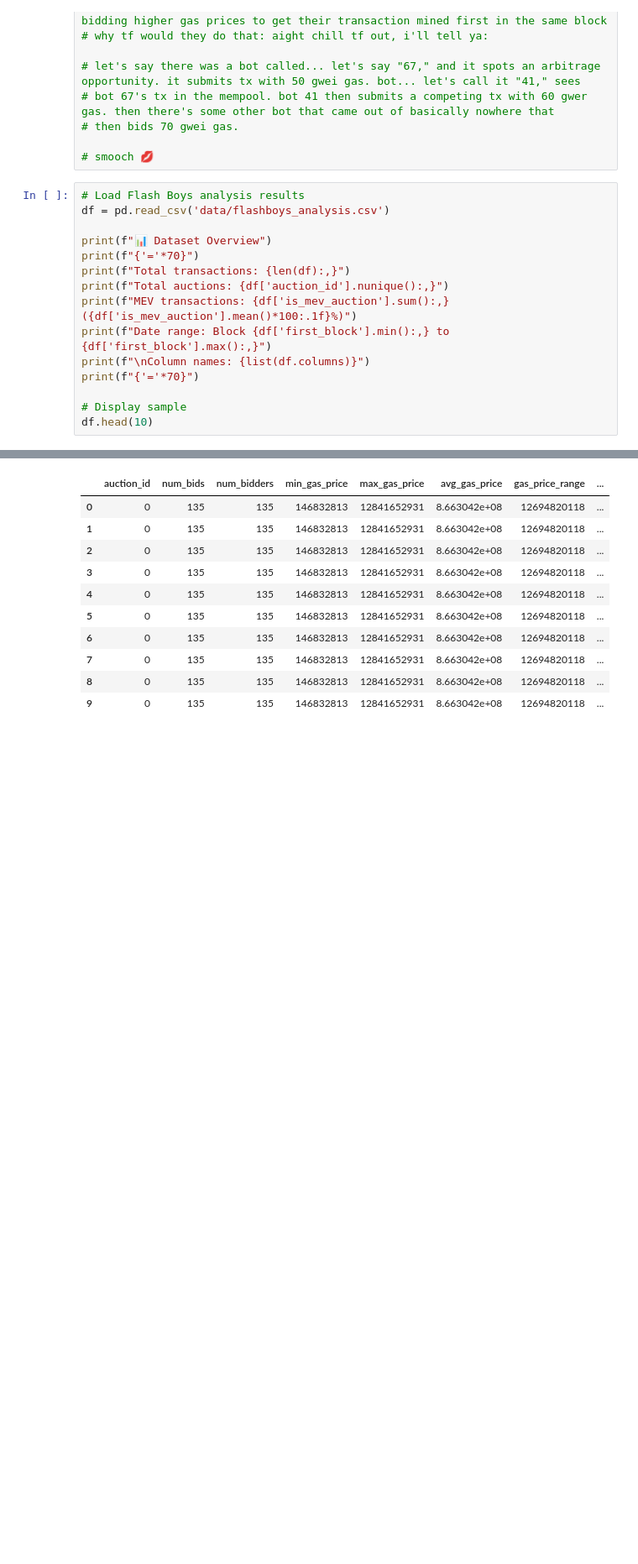
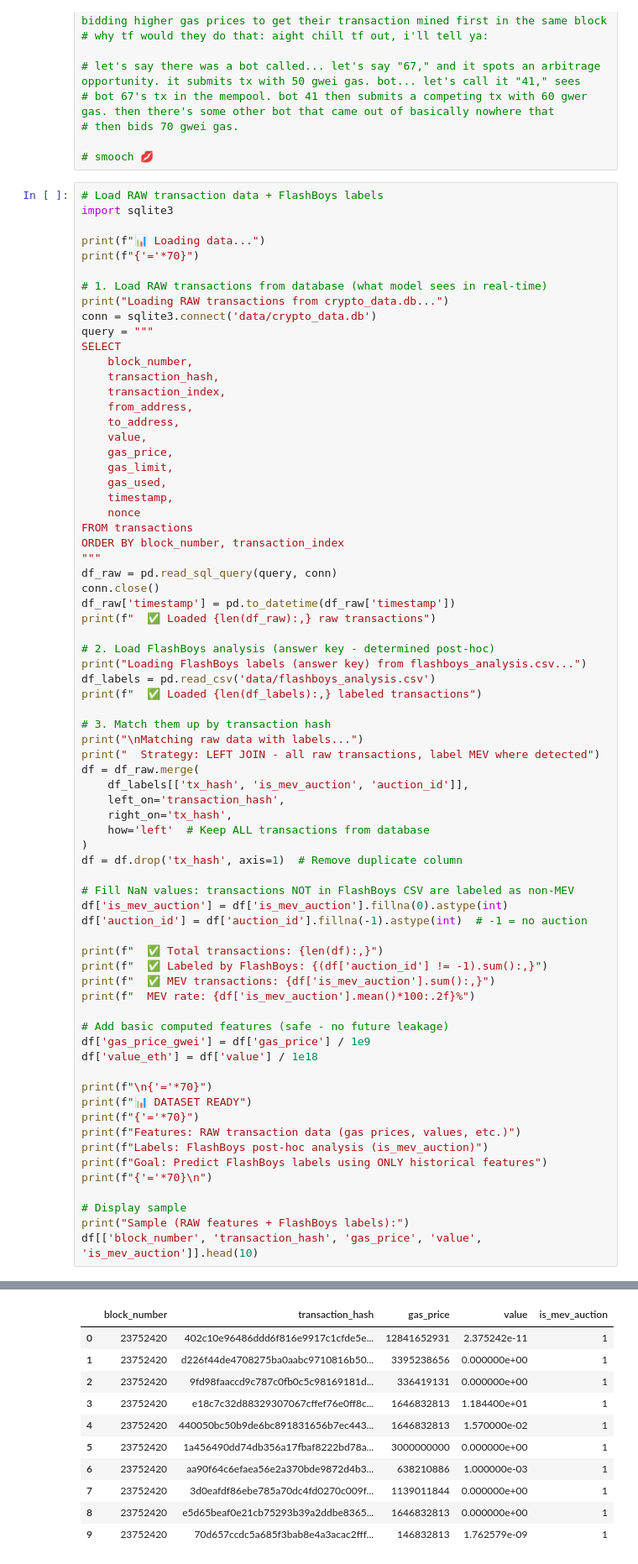
Before and after one commit to blopezleon/Front_Running_Detection_Displacement, a Jupyter notebook: train_and_visualize_model.ipynb, the cells around one changed output, grey strips where cells are left out. Shown at 84% size. Drawn from its saved outputs; the diff is of its cells as text; blank space fills up the shorter version.

Commit message:
annoucement: i am an idiot and have the wrong data, everything that i did is wrong

```diff
--- a/train_and_visualize_model.ipynb
+++ b/train_and_visualize_model.ipynb
@@ -51,18 +51,74 @@ plt.rcParams['font.size'] = 10
 
 # smooch 💋
 # %%
-# Load Flash Boys analysis results
-df = pd.read_csv('data/flashboys_analysis.csv')
+# Load RAW transaction data + FlashBoys labels
+import sqlite3
 
-print(f"📊 Dataset Overview")
-print(f"{'='*70}")
-print(f"Total transactions: {len(df):,}")
-print(f"Total auctions: {df['auction_id'].nunique():,}")
-print(f"MEV transactions: {df['is_mev_auction'].sum():,} ({df['is_mev_auction'].mean()*100:.1f}%)")
-print(f"Date range: Block {df['first_block'].min():,} to {df['first_block'].max():,}")
-print(f"\nColumn names: {list(df.columns)}")
+print(f"📊 Loading data...")
 print(f"{'='*70}")
 
+# 1. Load RAW transactions from database (what model sees in real-time)
+print("Loading RAW transactions from crypto_data.db...")
+conn = sqlite3.connect('data/crypto_data.db')
+query = """
+SELECT
+    block_number,
+    transaction_hash,
+    transaction_index,
+    from_address,
+    to_address,
+    value,
+    gas_price,
+    gas_limit,
+    gas_used,
+    timestamp,
+    nonce
+FROM transactions
+ORDER BY block_number, transaction_index
+"""
+df_raw = pd.read_sql_query(query, conn)
+conn.close()
+df_raw['timestamp'] = pd.to_datetime(df_raw['timestamp'])
+print(f"  ✅ Loaded {len(df_raw):,} raw transactions")
+
+# 2. Load FlashBoys analysis (answer key - determined post-hoc)
+print("Loading FlashBoys labels (answer key) from flashboys_analysis.csv...")
+df_labels = pd.read_csv('data/flashboys_analysis.csv')
+print(f"  ✅ Loaded {len(df_labels):,} labeled transactions")
+
+# 3. Match them up by transaction hash
+print("\nMatching raw data with labels...")
+print("  Strategy: LEFT JOIN - all raw transactions, label MEV where detected")
+df = df_raw.merge(
+    df_labels[['tx_hash', 'is_mev_auction', 'auction_id']],
+    left_on='transaction_hash',
+    right_on='tx_hash',
+    how='left'  # Keep ALL transactions from database
+)
+df = df.drop('tx_hash', axis=1)  # Remove duplicate column
+
+# Fill NaN values: transactions NOT in FlashBoys CSV are labeled as non-MEV
+df['is_mev_auction'] = df['is_mev_auction'].fillna(0).astype(int)
+df['auction_id'] = df['auction_id'].fillna(-1).astype(int)  # -1 = no auction
+
+print(f"  ✅ Total transactions: {len(df):,}")
+print(f"  ✅ Labeled by FlashBoys: {(df['auction_id'] != -1).sum():,}")
+print(f"  ✅ MEV transactions: {df['is_mev_auction'].sum():,}")
+print(f"  MEV rate: {df['is_mev_auction'].mean()*100:.2f}%")
+
+# Add basic computed features (safe - no future leakage)
+df['gas_price_gwei'] = df['gas_price'] / 1e9
+df['value_eth'] = df['value'] / 1e18
+
+print(f"\n{'='*70}")
+print(f"📊 DATASET READY")
+print(f"{'='*70}")
+print(f"Features: RAW transaction data (gas prices, values, etc.)")
+print(f"Labels: FlashBoys post-hoc analysis (is_mev_auction)")
+print(f"Goal: Predict FlashBoys labels using ONLY historical features")
+print(f"{'='*70}\n")
+
 # Display sample
-df.head(10)
+print("Sample (RAW features + FlashBoys labels):")
+df[['block_number', 'transaction_hash', 'gas_price', 'value', 'is_mev_auction']].head(10)
 # %% [output]
@@ -78,11 +142,11 @@ Column names: ['auction_id', 'num_bids', 'num_bidders', 'min_gas_price', 'max_ga
-|  | auction_id | num_bids | num_bidders | min_gas_price | max_gas_price | avg_gas_price | gas_price_range | ... |
-| 0 | 0 | 135 | 135 | 146832813 | 12841652931 | 8.663042e+08 | 12694820118 | ... |
-| 1 | 0 | 135 | 135 | 146832813 | 12841652931 | 8.663042e+08 | 12694820118 | ... |
-| 2 | 0 | 135 | 135 | 146832813 | 12841652931 | 8.663042e+08 | 12694820118 | ... |
-| 3 | 0 | 135 | 135 | 146832813 | 12841652931 | 8.663042e+08 | 12694820118 | ... |
-| 4 | 0 | 135 | 135 | 146832813 | 12841652931 | 8.663042e+08 | 12694820118 | ... |
-| 5 | 0 | 135 | 135 | 146832813 | 12841652931 | 8.663042e+08 | 12694820118 | ... |
-| 6 | 0 | 135 | 135 | 146832813 | 12841652931 | 8.663042e+08 | 12694820118 | ... |
-| 7 | 0 | 135 | 135 | 146832813 | 12841652931 | 8.663042e+08 | 12694820118 | ... |
-| 8 | 0 | 135 | 135 | 146832813 | 12841652931 | 8.663042e+08 | 12694820118 | ... |
-| 9 | 0 | 135 | 135 | 146832813 | 12841652931 | 8.663042e+08 | 12694820118 | ... |
+|  | block_number | transaction_hash | gas_price | value | is_mev_auction |
+| 0 | 23752420 | 402c10e96486ddd6f816e9917c1cfde5e... | 12841652931 | 2.375242e-11 | 1 |
+| 1 | 23752420 | d226f44de4708275ba0aabc9710816b50... | 3395238656 | 0.000000e+00 | 1 |
+| 2 | 23752420 | 9fd98faaccd9c787c0fb0c5c98169181d... | 336419131 | 0.000000e+00 | 1 |
+| 3 | 23752420 | e18c7c32d88329307067cffef76e0ff8c... | 1646832813 | 1.184400e+01 | 1 |
+| 4 | 23752420 | 440050bc50b9de6bc891831656b7ec443... | 1646832813 | 1.570000e-02 | 1 |
+| 5 | 23752420 | 1a456490dd74db356a17fbaf8222bd78a... | 3000000000 | 0.000000e+00 | 1 |
+| 6 | 23752420 | aa90f64c6efaea56e2a370bde9872d4b3... | 638210886 | 1.000000e-03 | 1 |
+| 7 | 23752420 | 3d0eafdf86ebe785a70dc4fd0270c009f... | 1139011844 | 0.000000e+00 | 1 |
+| 8 | 23752420 | e5d65beaf0e21cb75293b39a2ddbe8365... | 1646832813 | 0.000000e+00 | 1 |
+| 9 | 23752420 | 70d657ccdc5a685f3bab8e4a3acac2fff... | 146832813 | 1.762579e-09 | 1 |
```
Also changed, not shown: parts of 9 cells of this notebook, 1 other file.
